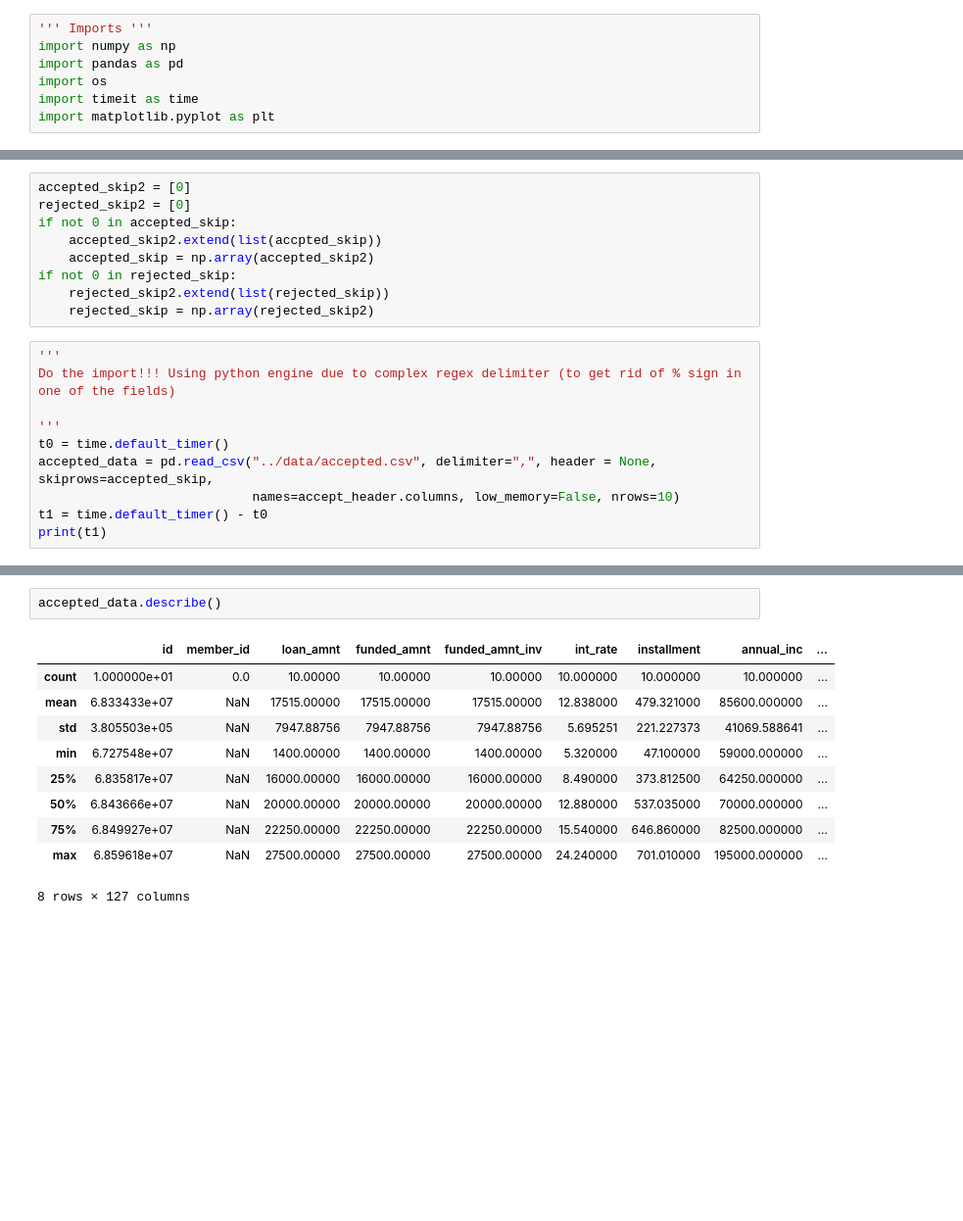
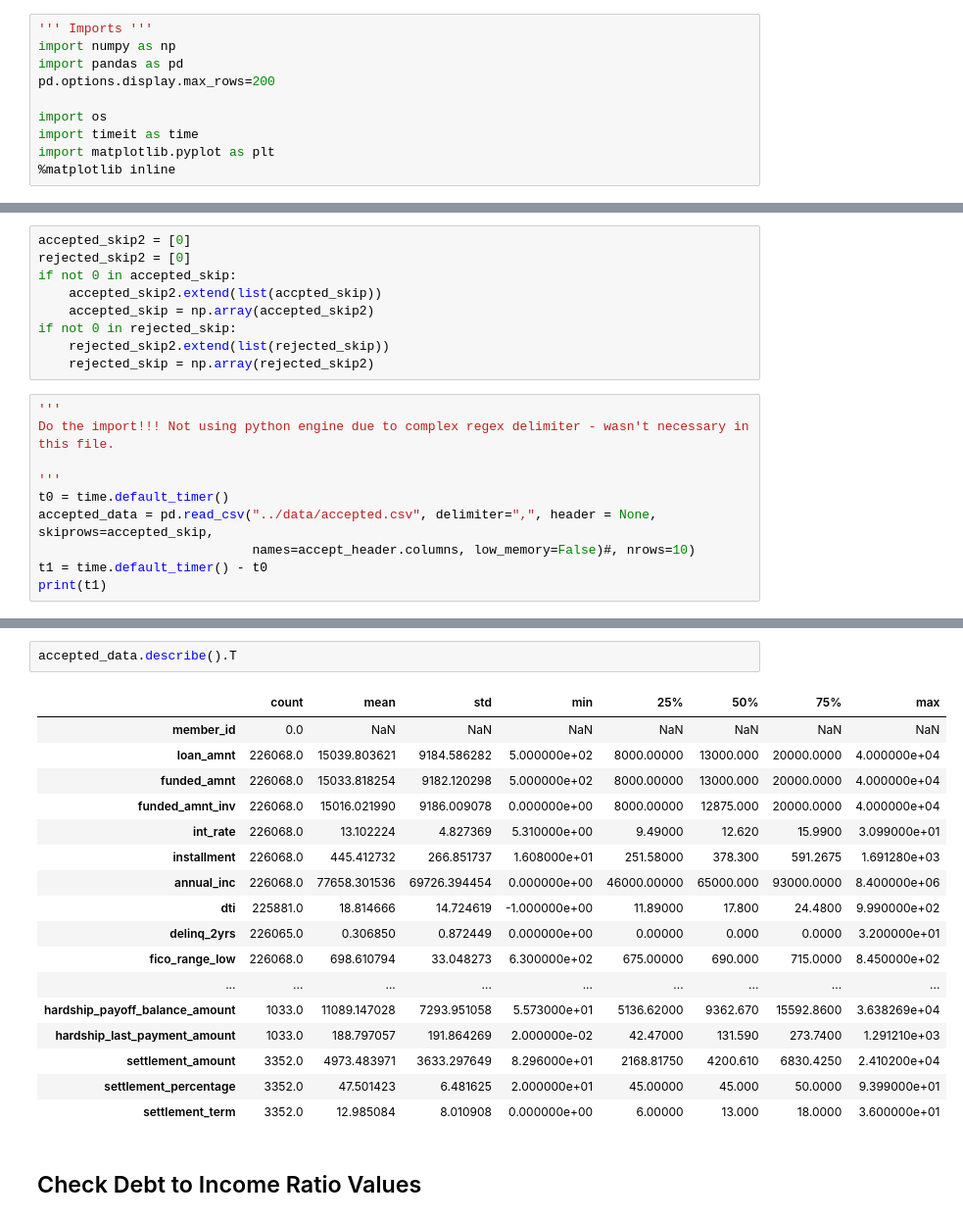
Before and after one commit to KeithChamberlain/To_Loan_or_Not, a Jupyter notebook: notebooks/file_explore.ipynb, the cells around one changed output, grey strips where cells are left out. Shown: that part at 98% size. Cells and saved outputs as stored; diff of their text form; blank space fills up the shorter version.

Commit message:
added Debt to Income

```diff
--- a/notebooks/file_explore.ipynb
+++ b/notebooks/file_explore.ipynb
@@ -44,9 +44,12 @@ As an alternative to relating the accepted/rejected groups, there are plenty of
 ''' Imports '''
 import numpy as np
 import pandas as pd
+pd.options.display.max_rows=200
+
 import os
 import timeit as time
 import matplotlib.pyplot as plt
+%matplotlib inline
 # %%
 !pwd
 # %% [output]
@@ -178,12 +144,12 @@ if not 0 in rejected_skip:
     rejected_skip = np.array(rejected_skip2)
 # %%
 '''
-Do the import!!! Using python engine due to complex regex delimiter (to get rid of % sign in one of the fields)
+Do the import!!! Not using python engine due to complex regex delimiter - wasn't necessary in this file.
 
 '''
 t0 = time.default_timer()
 accepted_data = pd.read_csv("../data/accepted.csv", delimiter=",", header = None, skiprows=accepted_skip,
-                            names=accept_header.columns, low_memory=False, nrows=10)
+                            names=accept_header.columns, low_memory=False)#, nrows=10)
 t1 = time.default_timer() - t0
 print(t1)
 # %% [output]
@@ -230,13 +208,22 @@ memory usage: 848.0+ bytes
 # %%
-accepted_data.describe()
+accepted_data.describe().T
 # %% [output]
-|  | id | member_id | loan_amnt | funded_amnt | funded_amnt_inv | int_rate | installment | annual_inc | ... |
-| count | 1.000000e+01 | 0.0 | 10.00000 | 10.00000 | 10.00000 | 10.000000 | 10.000000 | 10.000000 | ... |
-| mean | 6.833433e+07 | NaN | 17515.00000 | 17515.00000 | 17515.00000 | 12.838000 | 479.321000 | 85600.000000 | ... |
-| std | 3.805503e+05 | NaN | 7947.88756 | 7947.88756 | 7947.88756 | 5.695251 | 221.227373 | 41069.588641 | ... |
-| min | 6.727548e+07 | NaN | 1400.00000 | 1400.00000 | 1400.00000 | 5.320000 | 47.100000 | 59000.000000 | ... |
-| 25% | 6.835817e+07 | NaN | 16000.00000 | 16000.00000 | 16000.00000 | 8.490000 | 373.812500 | 64250.000000 | ... |
-| 50% | 6.843666e+07 | NaN | 20000.00000 | 20000.00000 | 20000.00000 | 12.880000 | 537.035000 | 70000.000000 | ... |
-| 75% | 6.849927e+07 | NaN | 22250.00000 | 22250.00000 | 22250.00000 | 15.540000 | 646.860000 | 82500.000000 | ... |
-| max | 6.859618e+07 | NaN | 27500.00000 | 27500.00000 | 27500.00000 | 24.240000 | 701.010000 | 195000.000000 | ... |
+|  | count | mean | std | min | 25% | 50% | 75% | max |
+| member_id | 0.0 | NaN | NaN | NaN | NaN | NaN | NaN | NaN |
+| loan_amnt | 226068.0 | 15039.803621 | 9184.586282 | 5.000000e+02 | 8000.00000 | 13000.000 | 20000.0000 | 4.000000e+04 |
+| funded_amnt | 226068.0 | 15033.818254 | 9182.120298 | 5.000000e+02 | 8000.00000 | 13000.000 | 20000.0000 | 4.000000e+04 |
+| funded_amnt_inv | 226068.0 | 15016.021990 | 9186.009078 | 0.000000e+00 | 8000.00000 | 12875.000 | 20000.0000 | 4.000000e+04 |
+| int_rate | 226068.0 | 13.102224 | 4.827369 | 5.310000e+00 | 9.49000 | 12.620 | 15.9900 | 3.099000e+01 |
+| installment | 226068.0 | 445.412732 | 266.851737 | 1.608000e+01 | 251.58000 | 378.300 | 591.2675 | 1.691280e+03 |
+| annual_inc | 226068.0 | 77658.301536 | 69726.394454 | 0.000000e+00 | 46000.00000 | 65000.000 | 93000.0000 | 8.400000e+06 |
+| dti | 225881.0 | 18.814666 | 14.724619 | -1.000000e+00 | 11.89000 | 17.800 | 24.4800 | 9.990000e+02 |
+| delinq_2yrs | 226065.0 | 0.306850 | 0.872449 | 0.000000e+00 | 0.00000 | 0.000 | 0.0000 | 3.200000e+01 |
+| fico_range_low | 226068.0 | 698.610794 | 33.048273 | 6.300000e+02 | 675.00000 | 690.000 | 715.0000 | 8.450000e+02 |
+| ... | ... | ... | ... | ... | ... | ... | ... | ... |
+| hardship_payoff_balance_amount | 1033.0 | 11089.147028 | 7293.951058 | 5.573000e+01 | 5136.62000 | 9362.670 | 15592.8600 | 3.638269e+04 |
+| hardship_last_payment_amount | 1033.0 | 188.797057 | 191.864269 | 2.000000e-02 | 42.47000 | 131.590 | 273.7400 | 1.291210e+03 |
+| settlement_amount | 3352.0 | 4973.483971 | 3633.297649 | 8.296000e+01 | 2168.81750 | 4200.610 | 6830.4250 | 2.410200e+04 |
+| settlement_percentage | 3352.0 | 47.501423 | 6.481625 | 2.000000e+01 | 45.00000 | 45.000 | 50.0000 | 9.399000e+01 |
+| settlement_term | 3352.0 | 12.985084 | 8.010908 | 0.000000e+00 | 6.00000 | 13.000 | 18.0000 | 3.600000e+01 |
-8 rows × 127 columns
+# %% [markdown]
+## Check Debt to Income Ratio Values
```
Also changed, not shown: parts of 14 cells of this notebook.
